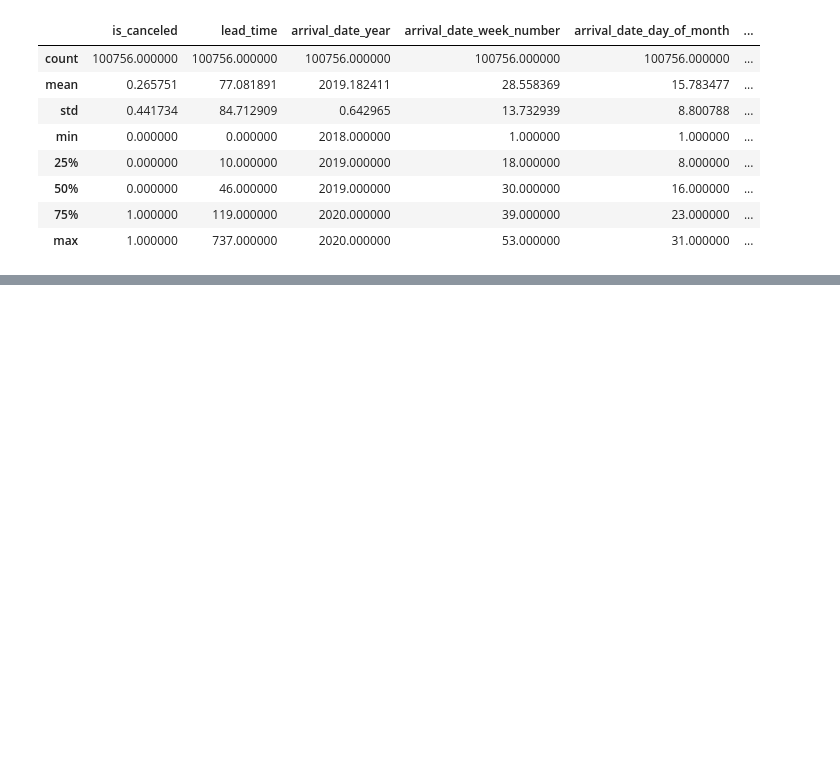
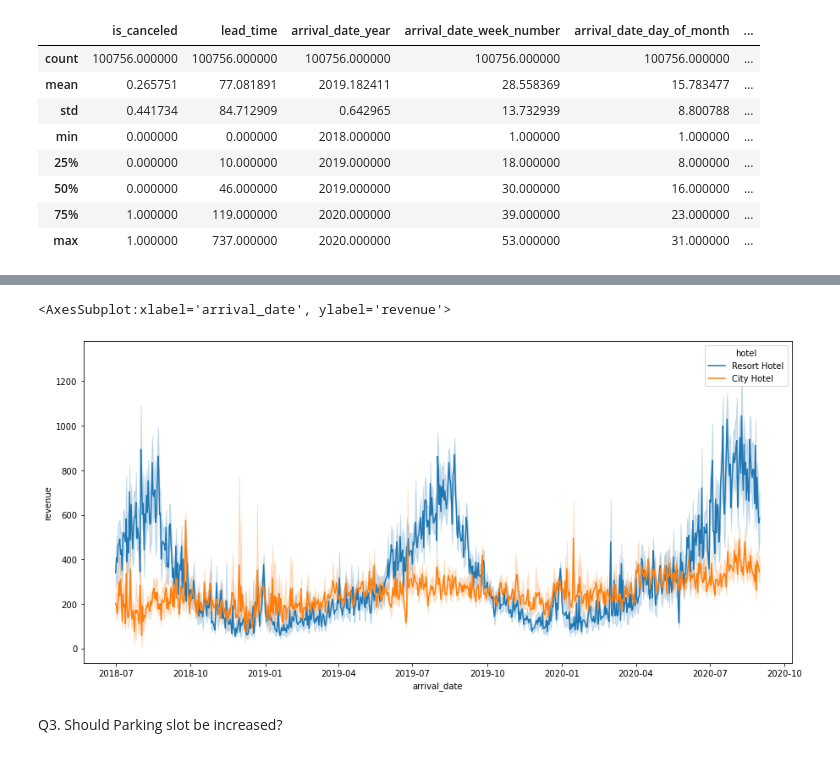
Before and after one commit to IsaiahOsazuwa/hotel_data, a Jupyter notebook: hotel.ipynb, the cells around one changed output, grey strips where cells are left out. Drawn from its saved outputs; the diff is of its cells as text; code cells hidden in the pictures; blank space fills up the shorter version.

```diff
--- a/hotel.ipynb
+++ b/hotel.ipynb
@@ -393,0 +426,5 @@ hotel.describe()
+# %%
+# create discount_amt
+hotel['discount_amt'] = hotel.discount * hotel.amount
+# test
+hotel.discount_amt.head()
@@ -393,0 +565,8 @@ hotel.describe()
+# %%
+plt.figure(figsize= (15, 7))
+sns.lineplot(data= hotel, x = 'arrival_date', y = 'revenue', hue = 'hotel')
+# %% [output]
+<AxesSubplot:xlabel='arrival_date', ylabel='revenue'>
+[figure, added]
+# %% [markdown]
+Q3. Should Parking slot be increased?
```
Also changed, not shown: parts of 25 cells of this notebook, 2 other files.
